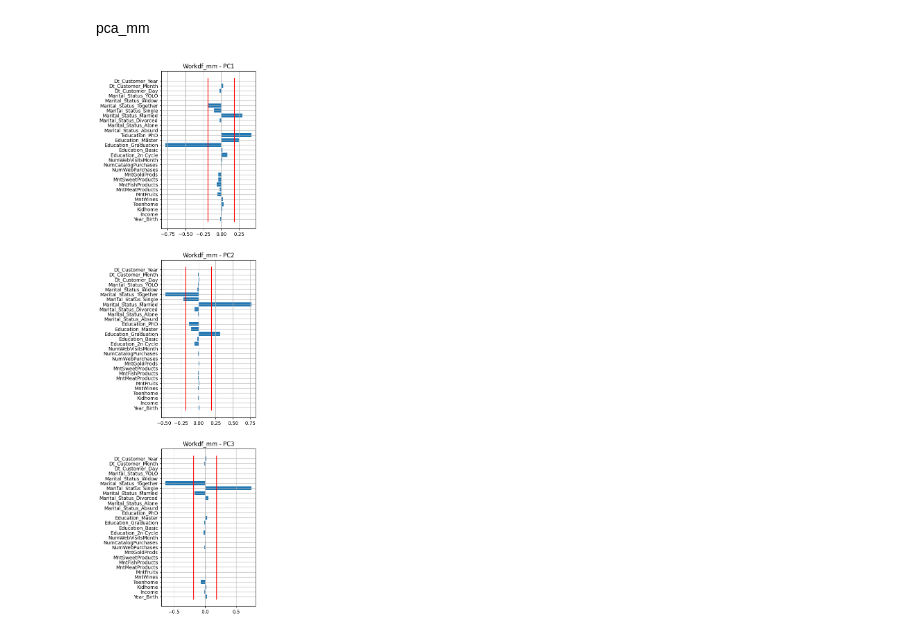
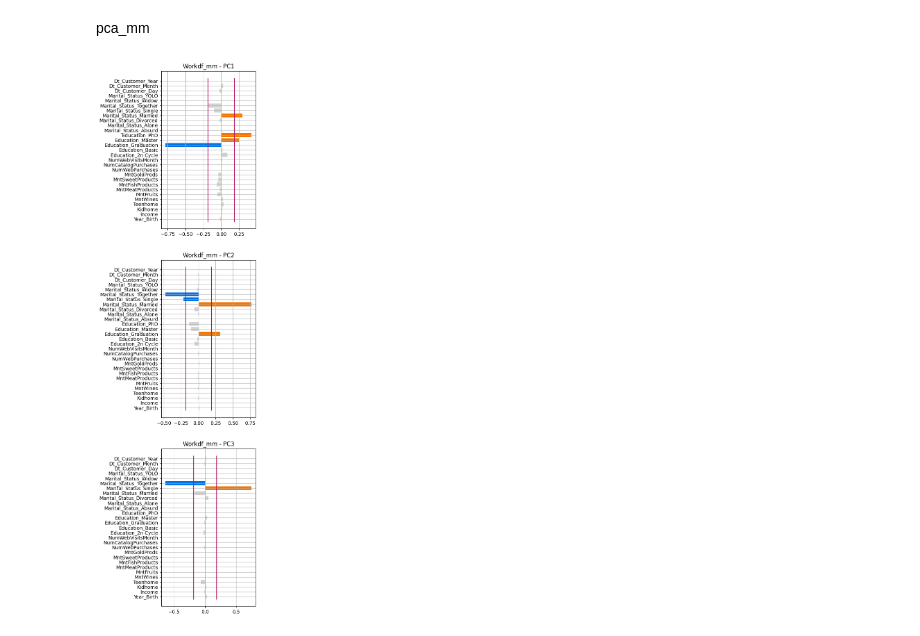
Before and after one commit to MarcoMungaiCoppolino/Data-Science-Portfolio, a Jupyter notebook: PROGETTO/HomeWork_1/MungaiCoppolinoPellegrino.ipynb, the cells around one changed output. Cells and saved outputs as stored; diff of their text form; code cells hidden in the pictures.

```diff
--- a/PROGETTO/HomeWork_1/MungaiCoppolinoPellegrino.ipynb
+++ b/PROGETTO/HomeWork_1/MungaiCoppolinoPellegrino.ipynb
@@ -463,16 +463,17 @@ pca_mm
 # %%
 eps = np.sqrt(1 / Xworkdf.shape[1])
 
 fig, ax = plt.subplots(m_mm, 1, figsize=(3.5, 20))
 for i in range(0, m_mm):
-        ax[i].plot([eps, eps], [-0.5, pca_mm.n_features_ - 0.5], 'red')
-        ax[i].plot([-eps, -eps], [-0.5, pca_mm.n_features_ - 0.5],'red')
-        ax[i].barh(np.arange(pca_mm.n_features_), pca_mm.components_[i, :])
+        ax[i].plot([eps, eps], [-0.5, pca_mm.n_features_ - 0.5], '#b51963')
+        ax[i].plot([-eps, -eps], [-0.5, pca_mm.n_features_ - 0.5],'#b51963')
+        color_list = ['#F57600' if val >= eps else '#0073E6' if val <= -eps else '#D3D3D3' for val in pca_mm.components_[i, :]]
+        ax[i].barh(np.arange(pca_mm.n_features_), pca_mm.components_[i, :], color=color_list)
         ax[i].set_yticks(ticks=np.arange(pca_mm.n_features_))
         ax[i].set_yticklabels(labels=Xworkdf_mm.columns.to_list())
         ax[i].set_title('Workdf_mm - PC%d' % (i+1))
         ax[i].grid()
 
 plt.show()
 # %% [output]
-[figure, old version]
+[figure, new version]
```
Also changed, not shown: parts of 3 cells of this notebook, 3 other files.
